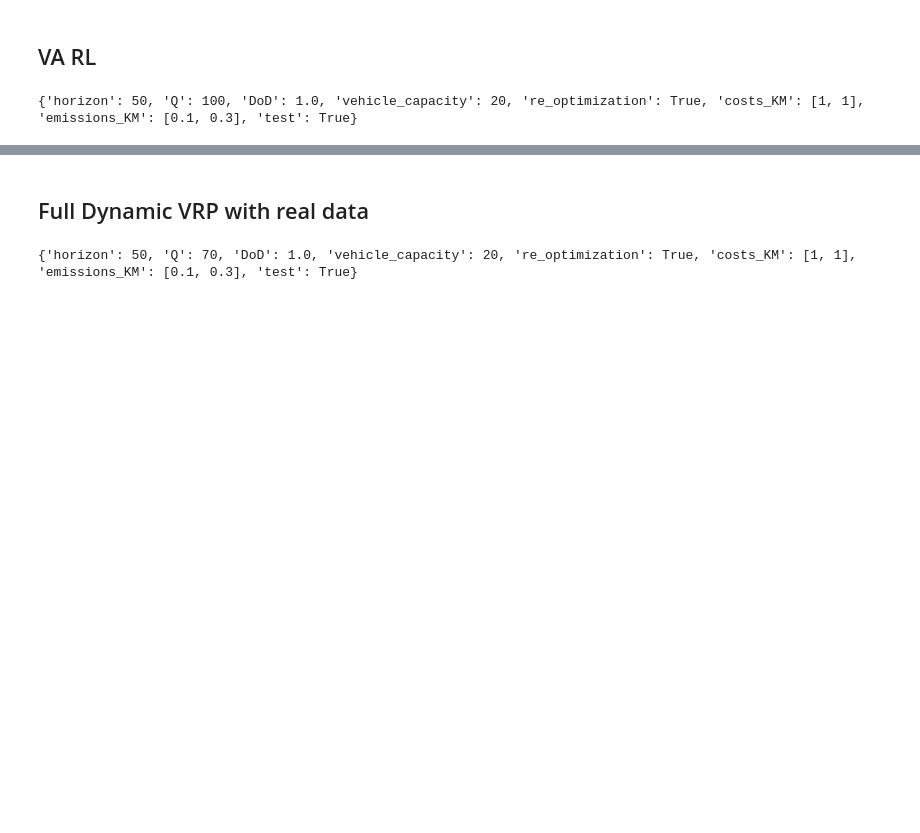
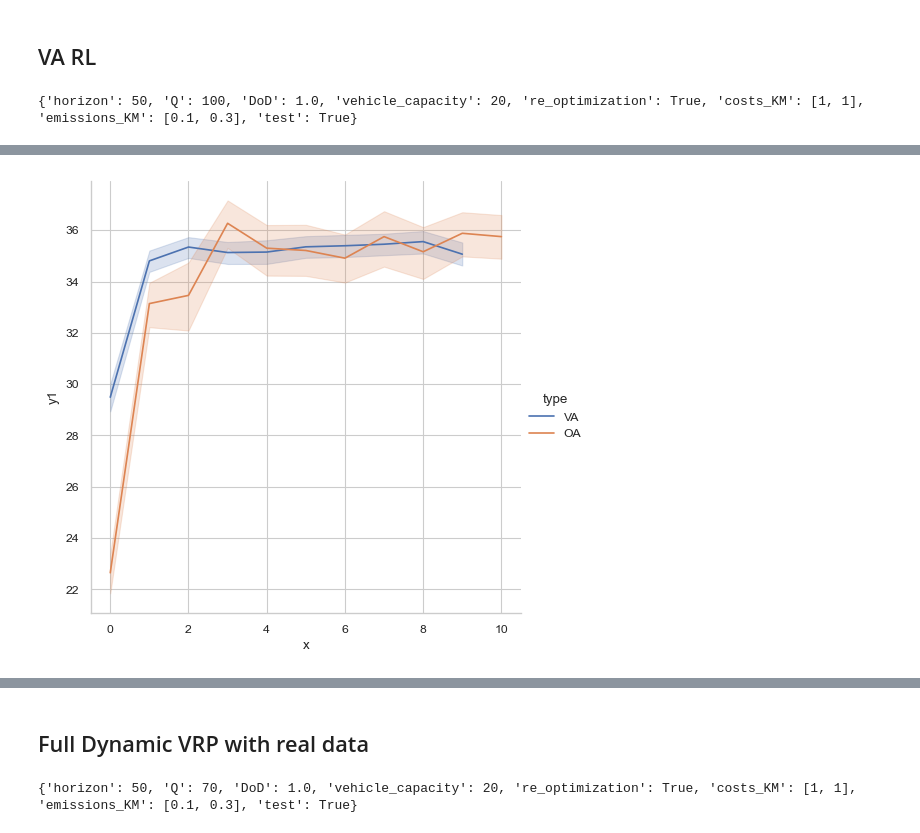
Before and after one commit to Farid-Najar/DynamicQVRP, a Jupyter notebook: results.ipynb, the cells around one changed output, grey strips where cells are left out. Cells and saved outputs as stored; diff of their text form; code cells hidden in the pictures; blank space fills up the shorter version.

```diff
--- a/results.ipynb
+++ b/results.ipynb
@@ -282,3 +284,16 @@ df_test
+# %%
+x_train = np.array([len(rs[i])*[i] for i in range(len(rs))]).flatten()
+df1 = pd.DataFrame({'x': x_train, 'y1': rs.flatten(), 'type': 'VA'})
+
+x_test = np.array([len(rs_test[i])*[i] for i in range(len(rs_test))]).flatten()
+df2 = pd.DataFrame({'x': x_test, 'y2': rs_test.flatten(), 'type': 'OA'}).rename(columns={'y2': 'y1'})
+
+df = pd.concat([df1, df2], ignore_index=True)
+
+# plot df
+g = sns.relplot(data=df, x='x', y='y1', kind='line', hue='type')#, palette=['orange', 'blue'])
+# %% [output]
+[figure, added]
 # %%
 # episode_durations = np.load('results/dqn_rs_VA.npy')
 # plt.plot(y, label="RL (DQN)")
```
Also changed, not shown: parts of 5 cells of this notebook, 27 other files.
